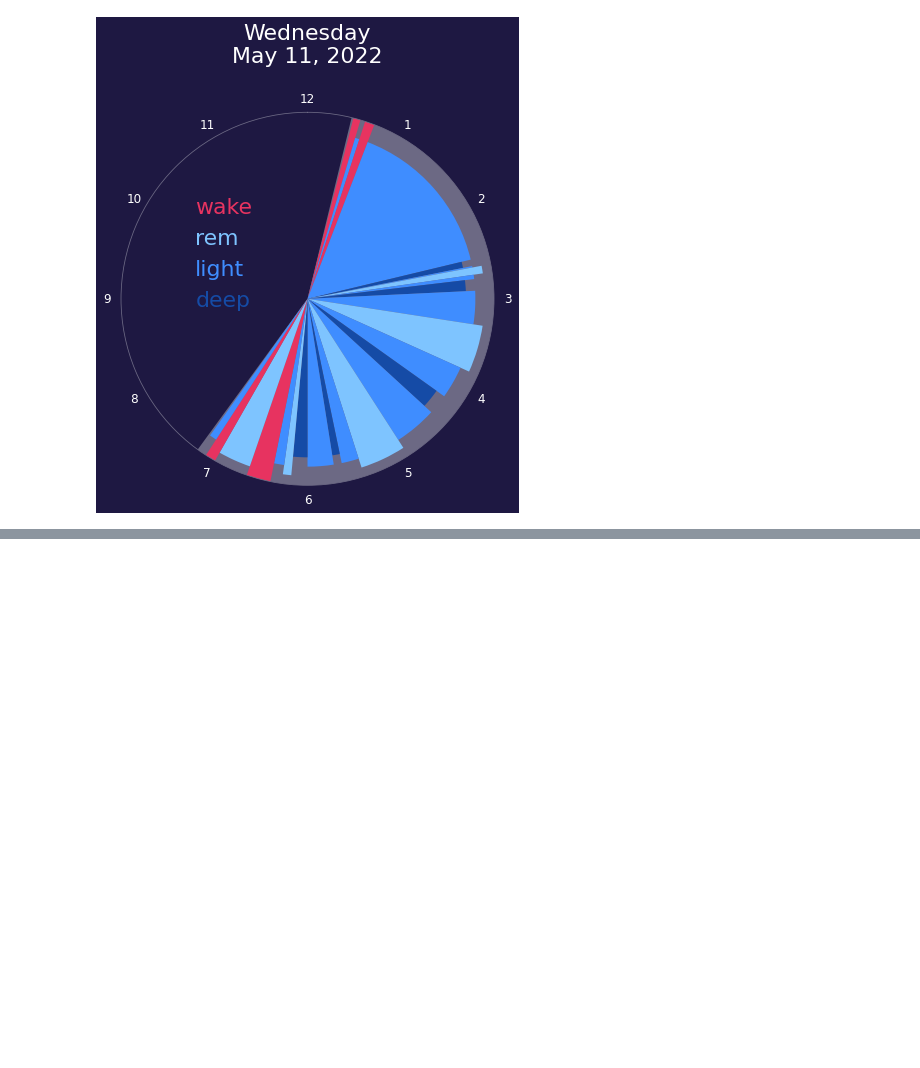
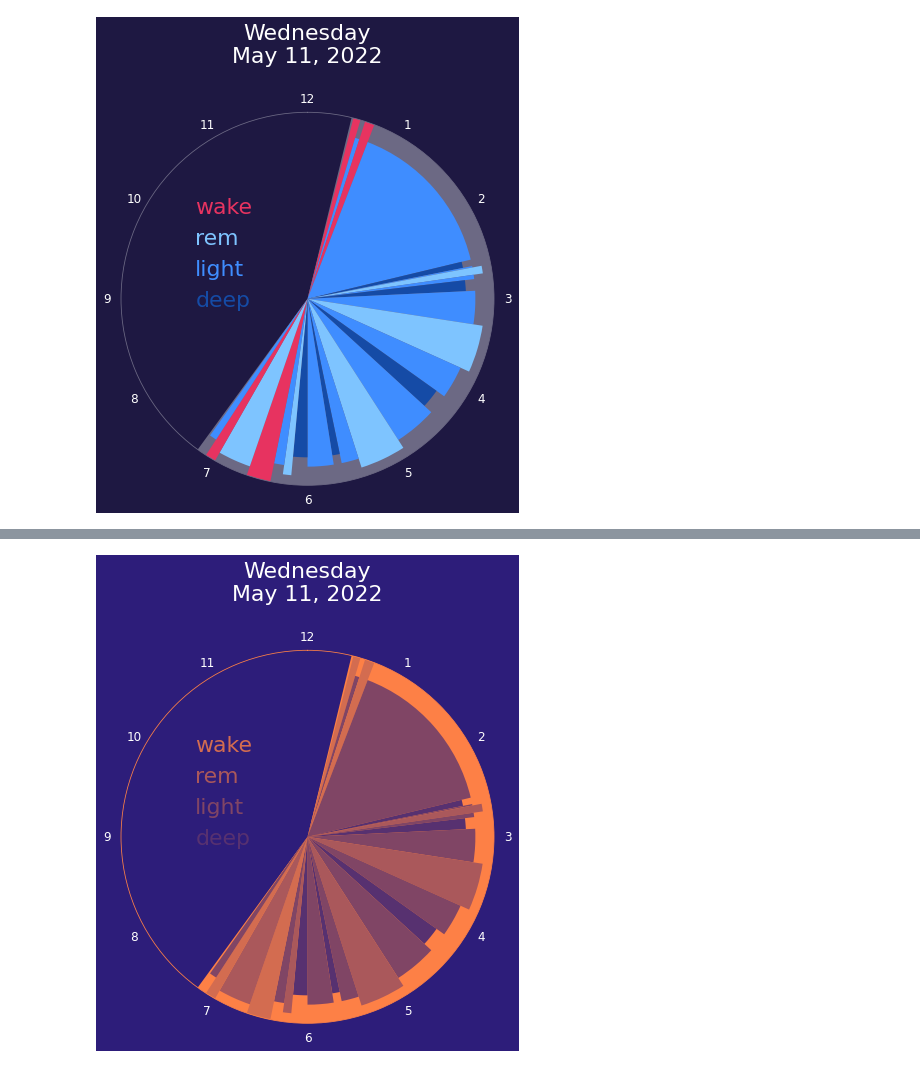
Before and after one commit to Xannadoo/DataVis_2022_project, a Jupyter notebook: Data Loading Cleaning Exploration.ipynb, the cells around one changed output, grey strips where cells are left out. Cells and saved outputs as stored; diff of their text form; code cells hidden in the pictures; blank space fills up the shorter version.

```diff
--- a/Data Loading Cleaning Exploration.ipynb
+++ b/Data Loading Cleaning Exploration.ipynb
@@ -374,0 +431,12 @@ plot_clock_all(mini, weds_levels)
+# %%
+plot_clock_all(mini, weds_levels,
+               save = 'sunset',
+               titles='#ffffff',
+               sleep_background='#FD8046',
+               wake='#D36C50',
+               rem = '#AA585B',
+               light = '#804565',
+               deep = '#573170',
+               background='#2D1D7A',)
+# %% [output]
+[figure, added]
```
Also changed, not shown: parts of 18 cells of this notebook, 20 other files.
